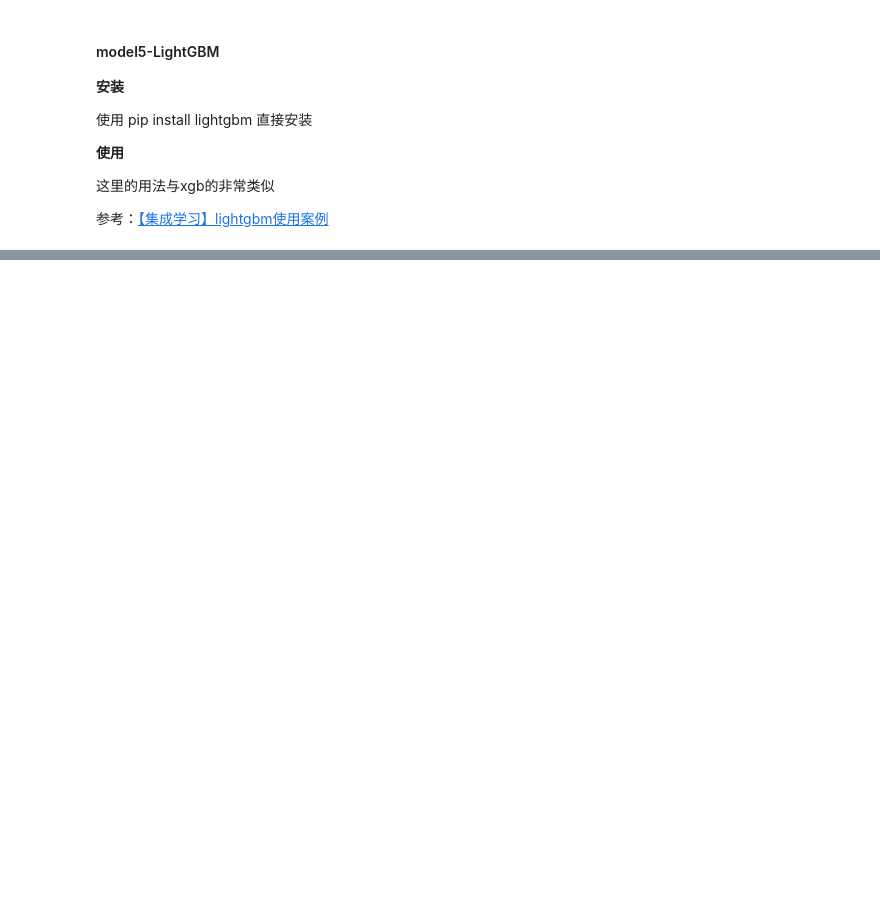
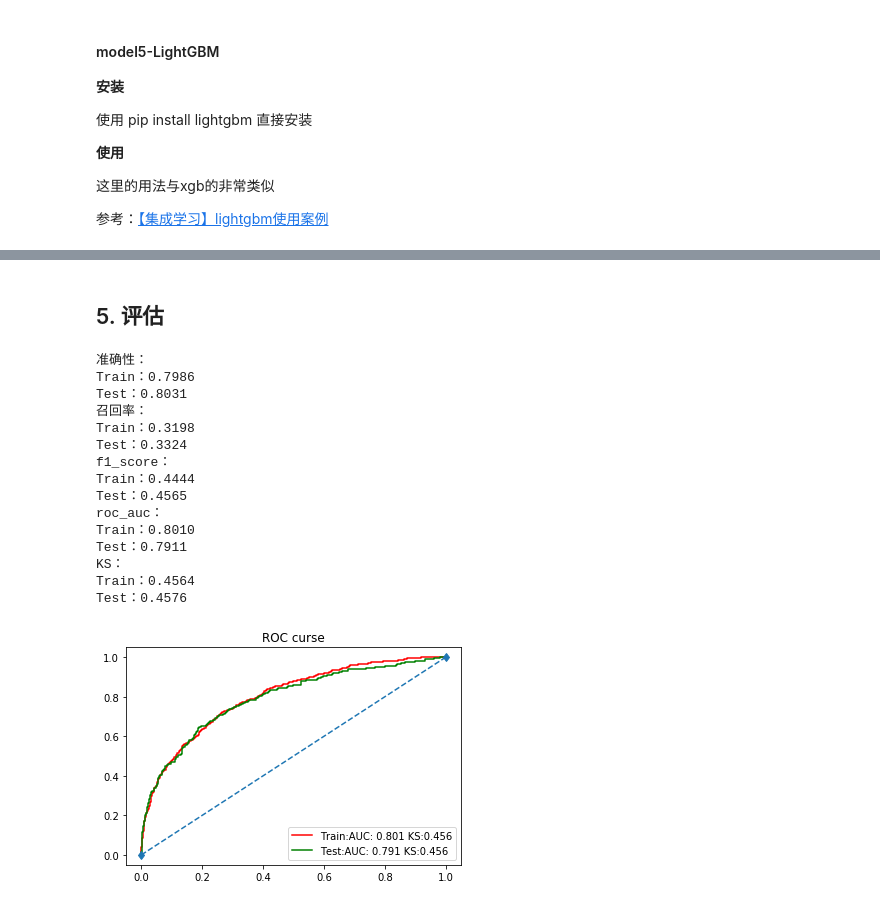
Before and after one commit to LongJH/ALittleTarget, a Jupyter notebook: Mission1/mission4-metrics.ipynb, the cells around one changed output, grey strips where cells are left out. Saved outputs shown, nothing was run; the diff lists cells and outputs as text; code cells hidden in the pictures; blank space fills up the shorter version.

```diff
--- a/Mission1/mission4-metrics.ipynb
+++ b/Mission1/mission4-metrics.ipynb
@@ -382,21 +185,0 @@ Test：0.4743
-# %%
-# 同理，lightgbm 也有对于sklearn的支持
-from lightgbm.sklearn import LGBMClassifier
-lgb_model2 = LGBMClassifier(**lgb_params) # 迭代次数(n_estimators)已经是超参之一
-print(lgb_model2)
-
-# 训练
-lgb_model2.fit(X_train_std, y_train)
-# 预测
-y_train_pred = lgb_model2.predict(X_train_std)
-y_test_pred = lgb_model2.predict(X_test_std)
-
-# 评估
-# 准确性
-print('准确性：')
-print('Train：{:.4f}'.format(accuracy_score(y_train, y_train_pred)))
-print('Test：{:.4f}'.format(accuracy_score(y_test, y_test_pred)))
-# f1_score
-print('f1_score：')
-print('Train：{:.4f}'.format(f1_score(y_train, y_train_pred)))
-print('Test：{:.4f}'.format(f1_score(y_test, y_test_pred)))
@@ -416,0 +186,20 @@ Test：0.4743
+# %%
+# lightgbm
+from lightgbm.sklearn import LGBMClassifier
+lgb_params  = {
+    'learning_rate': 0.1,
+    'n_estimators': 42,
+    'max_depth': 5,
+    'min_child_weight': 1,
+    'gamma': 0,
+    'subsample': 0.8,
+    'colsample_bytree': 0.8,
+    'objective': 'binary', # 这里和 xgb 不一样
+    'nthread': 4,
+    'scale_pos_weight': 1,
+    'seed': 112
+}
+lgb_model = LGBMClassifier(**lgb_params) # 迭代次数(n_estimators)已经是超参之一
+
+# 训练
+lgb_model.fit(X_train_std, y_train)
@@ -416,0 +214,2 @@ Test：0.4743
+# %% [markdown]
+## 5. 评估
@@ -416,0 +268,20 @@ Test：0.4743
+# %%
+# 逻辑回归
+model_metrics(lr, X_train_std, X_test_std, y_train, y_test)
+# %% [output]
+准确性：
+Train：0.7986
+Test：0.8031
+召回率：
+Train：0.3198
+Test：0.3324
+f1_score：
+Train：0.4444
+Test：0.4565
+roc_auc：
+Train：0.8010
+Test：0.7911
+KS：
+Train：0.4564
+Test：0.4576
+[figure, added]
```
Also changed, not shown: parts of 24 cells of this notebook.
